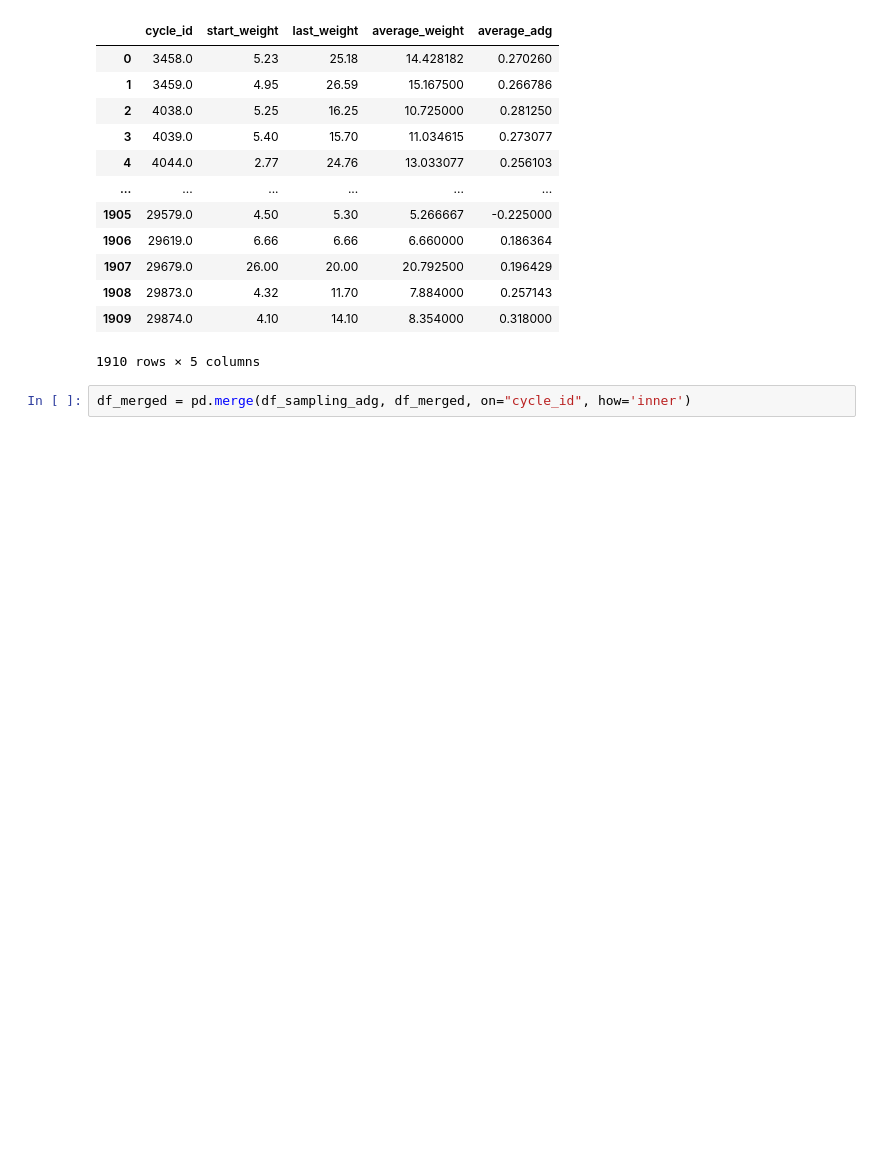
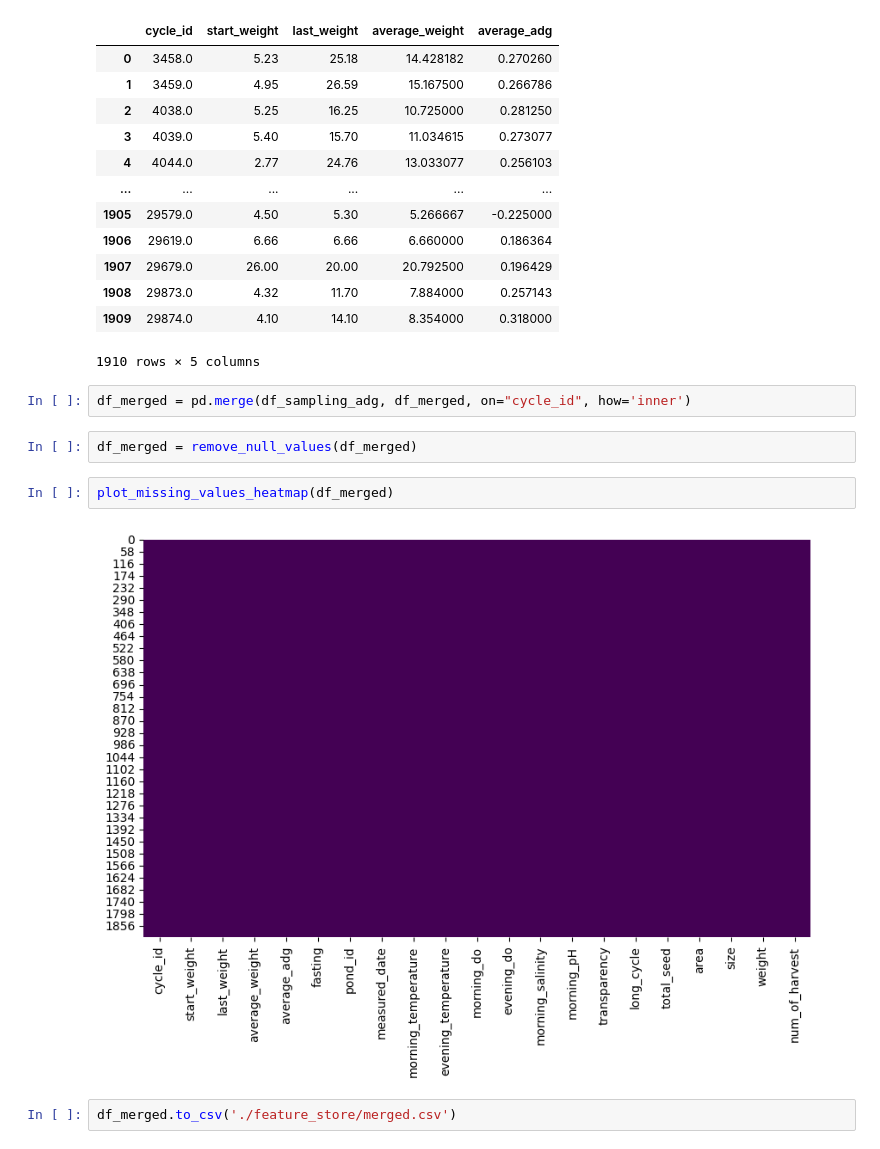
Before and after one commit to sugengdcahyo/shrimp-prediction, a Jupyter notebook: Cleaning.ipynb, the cells around one changed output. Saved outputs shown, nothing was run; the diff lists cells and outputs as text; blank space fills up the shorter version.

```diff
--- a/Cleaning.ipynb
+++ b/Cleaning.ipynb
@@ -643,3 +643,11 @@ df_sampling_adg
 1910 rows × 5 columns
 # %%
 df_merged = pd.merge(df_sampling_adg, df_merged, on="cycle_id", how='inner')
+# %%
+df_merged = remove_null_values(df_merged)
+# %%
+plot_missing_values_heatmap(df_merged)
+# %% [output]
+[figure, added]
+# %%
+df_merged.to_csv('./feature_store/merged.csv')
```
